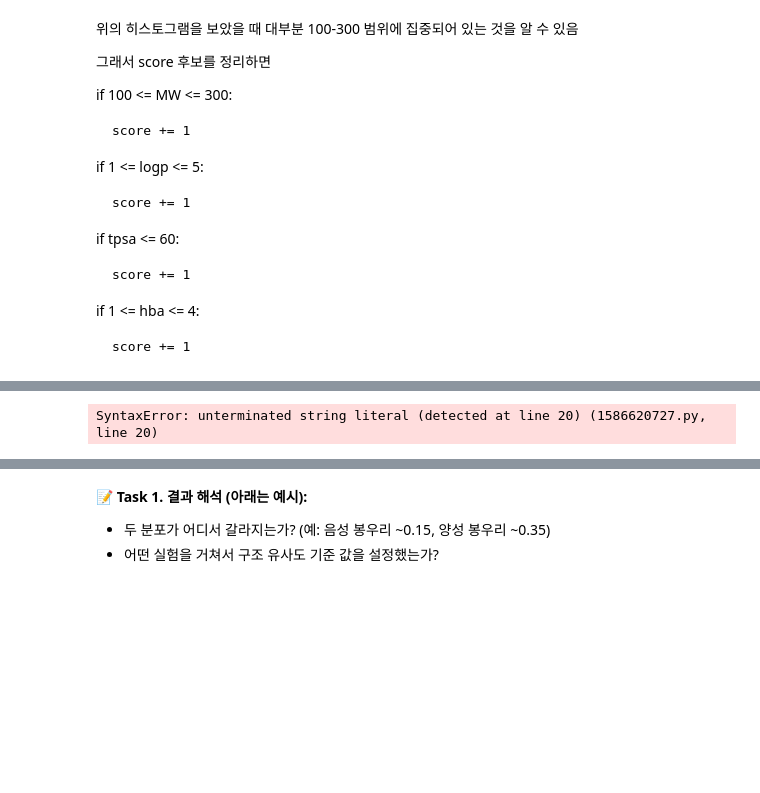
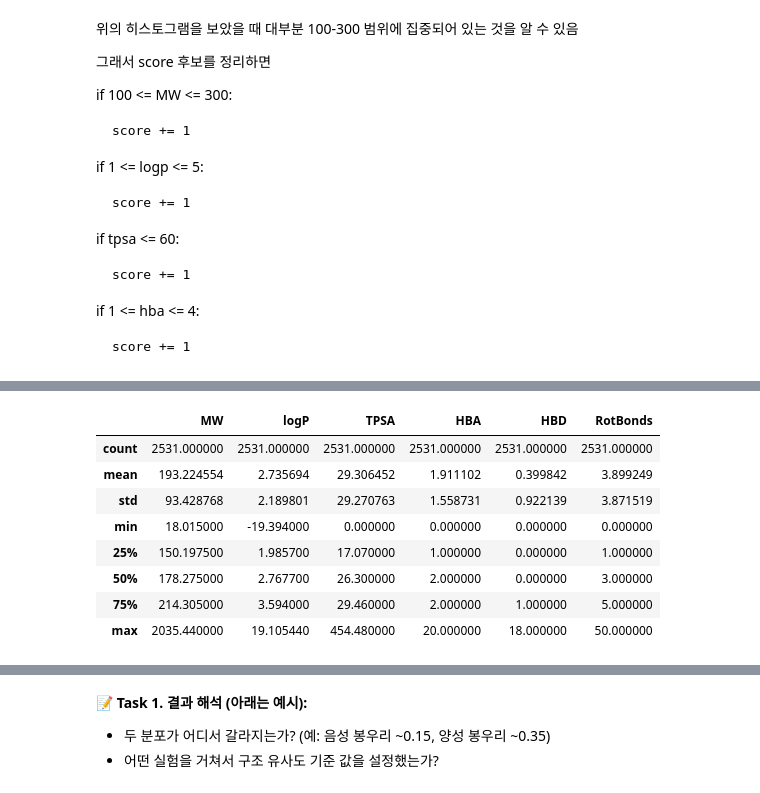
Before and after one commit to Hyeji-Shin-lab/2026-Algorithm, a Jupyter notebook: 신혜지_20251259_화학제품군.ipynb, the cells around one changed output, grey strips where cells are left out. Saved outputs shown, nothing was run; the diff lists cells and outputs as text; code cells hidden in the pictures; blank space fills up the shorter version.

```diff
--- a/신혜지_20251259_화학제품군.ipynb
+++ b/신혜지_20251259_화학제품군.ipynb
@@ -47,9 +47,3 @@ Score 함수의 평가는 **양성과 음성을 얼마나 잘 구분하는가**
 - 이유: ___
 # %%
 # 셀은 필요한 만큼 추가. (mpi로 만들어낸 결과는 markdown에 추가. python script는 별도 제출.)
-# %%
-import pandas as pd
-
-df = pd.read_csv("fragrance.csv")    # csv 읽기
-
-df.head()
@@ -97,12 +77 @@ print(len(valid))
-# %%
-from rdkit.Chem import Descriptors
-
-mw_list = []
-logp_list = []
-
-for s in valid:
-    mol = Chem.MolFromSmiles(s)
-
-    mw_list.append(Descriptors.MolWt(mol))        # fragrance 분자들의 화학적 특성 수치화 -> fragrance-like property 범위 분석
-    logp_list.append(Descriptors.MolLogP(mol))
 # %%
@@ -279,28 +305,14 @@ for s in zinc_valid:
-# %%
-# similarity 계산
-
-max_sims = []
-
-for zfp in zinc_fps:
-    sims = []
-
-    for ffp in fragrance_fps:
-        sim = DataStructs.TaninotoSimilarity(zfp, ffp)
-
-        sims.append(sim)
-
-    max_sims.append(max(sims))
-
-
-# histogram
-
-plt.hist(max_sims, bins = 30)
-
-plt.xlabel("Similarity")
-plt.ylabel("Count")
-
-plt.title("ZINC vs Fragrance Similarity")
-
-plt.show()
-# %% [output]
-SyntaxError: unterminated string literal (detected at line 20) (1586620727.py, line 20)
+# %%
+# Fragrance
+
+desc_df.describe()
+# %% [output]
+|  | MW | logP | TPSA | HBA | HBD | RotBonds |
+| count | 2531.000000 | 2531.000000 | 2531.000000 | 2531.000000 | 2531.000000 | 2531.000000 |
+| mean | 193.224554 | 2.735694 | 29.306452 | 1.911102 | 0.399842 | 3.899249 |
+| std | 93.428768 | 2.189801 | 29.270763 | 1.558731 | 0.922139 | 3.871519 |
+| min | 18.015000 | -19.394000 | 0.000000 | 0.000000 | 0.000000 | 0.000000 |
+| 25% | 150.197500 | 1.985700 | 17.070000 | 1.000000 | 0.000000 | 1.000000 |
+| 50% | 178.275000 | 2.767700 | 26.300000 | 2.000000 | 0.000000 | 3.000000 |
+| 75% | 214.305000 | 3.594000 | 29.460000 | 2.000000 | 1.000000 | 5.000000 |
+| max | 2035.440000 | 19.105440 | 454.480000 | 20.000000 | 18.000000 | 50.000000 |
```
Also changed, not shown: parts of 29 cells of this notebook.
